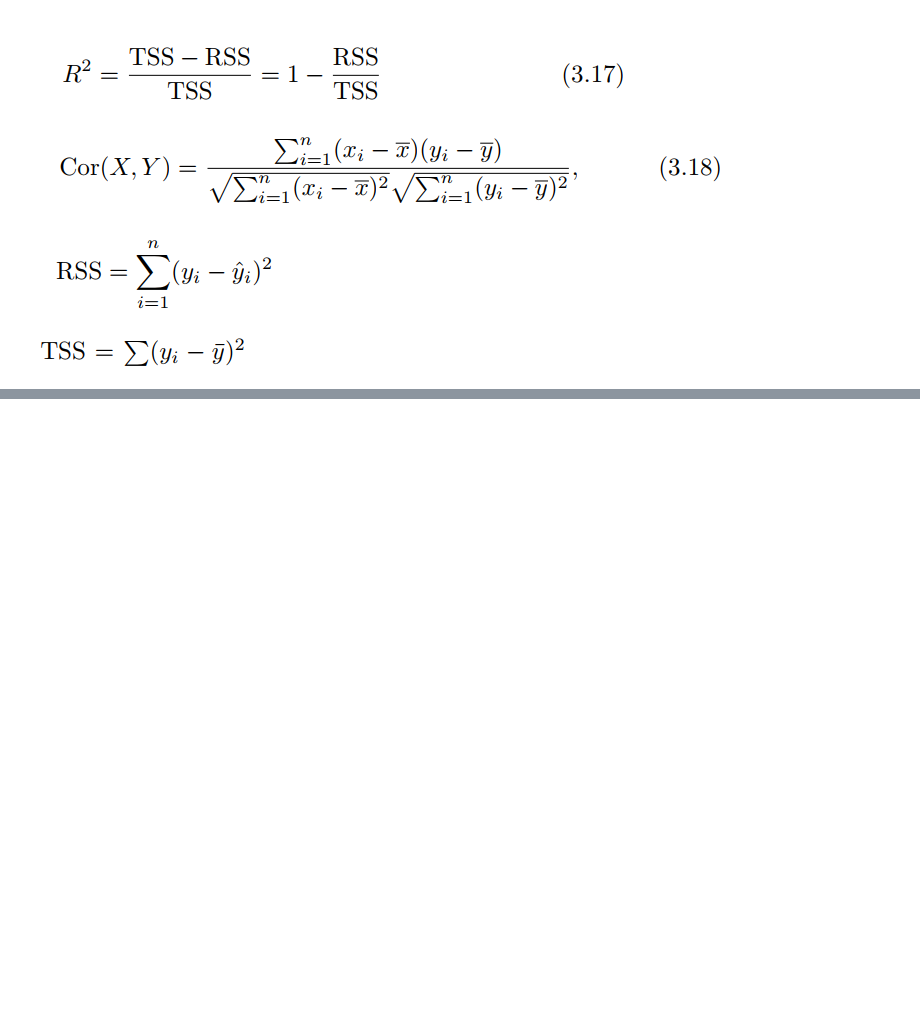
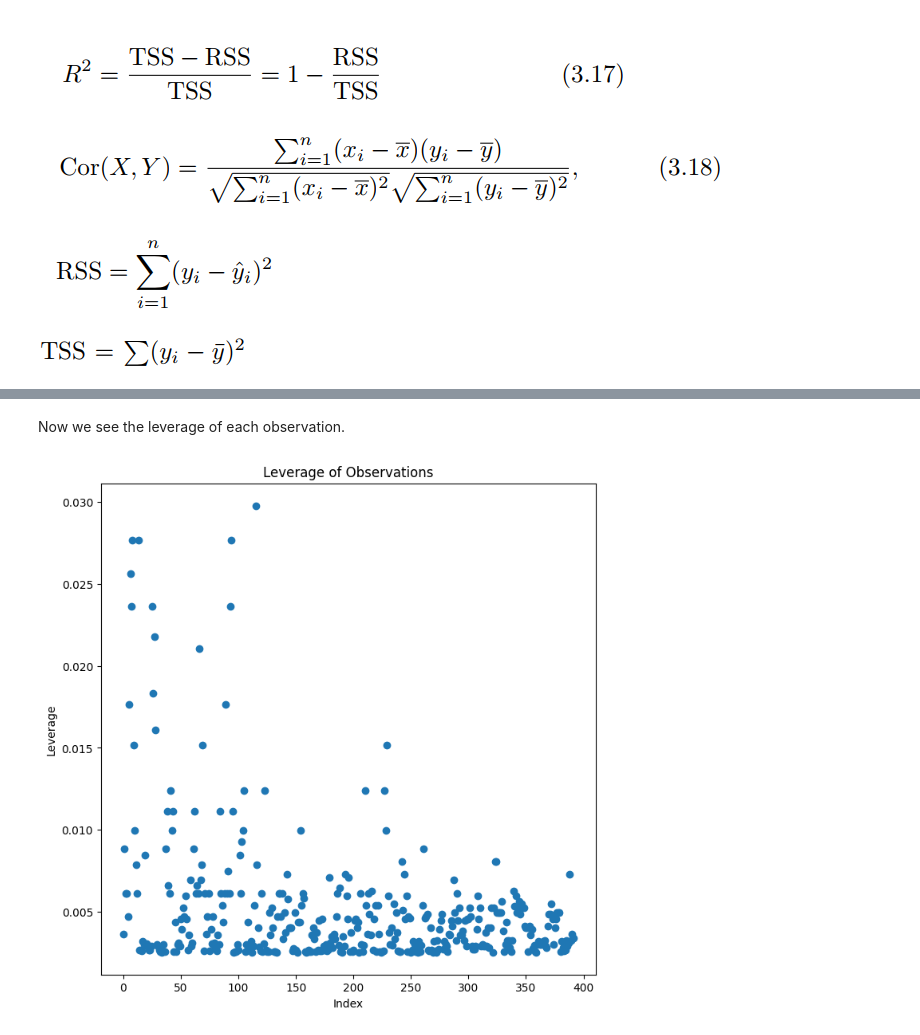
Before and after one commit to lucasiuri/ISLP_solutions, a Jupyter notebook: 3 - Linear Regression/ch3_exercises.ipynb, the cells around one changed output, grey strips where cells are left out. Drawn from its saved outputs; the diff is of its cells as text; code cells hidden in the pictures; blank space fills up the shorter version.

```diff
--- a/3 - Linear Regression/ch3_exercises.ipynb
+++ b/3 - Linear Regression/ch3_exercises.ipynb
@@ -134,0 +241,11 @@ We see that equations $(1)$ and $(2)$ are the same, as we wanted to prove.
+# %% [markdown]
+Now we see the leverage of each observation.
+# %%
+infl = results.get_influence()
+ax = plt.subplots(figsize=(8,8))[1]
+ax.scatter(np.arange(X.shape[0]), infl.hat_matrix_diag)
+ax.set_xlabel('Index')
+ax.set_ylabel('Leverage')
+ax.set_title('Leverage of Observations');
+# %% [output]
+[figure, added]
```
Also changed, not shown: parts of 42 cells of this notebook.
